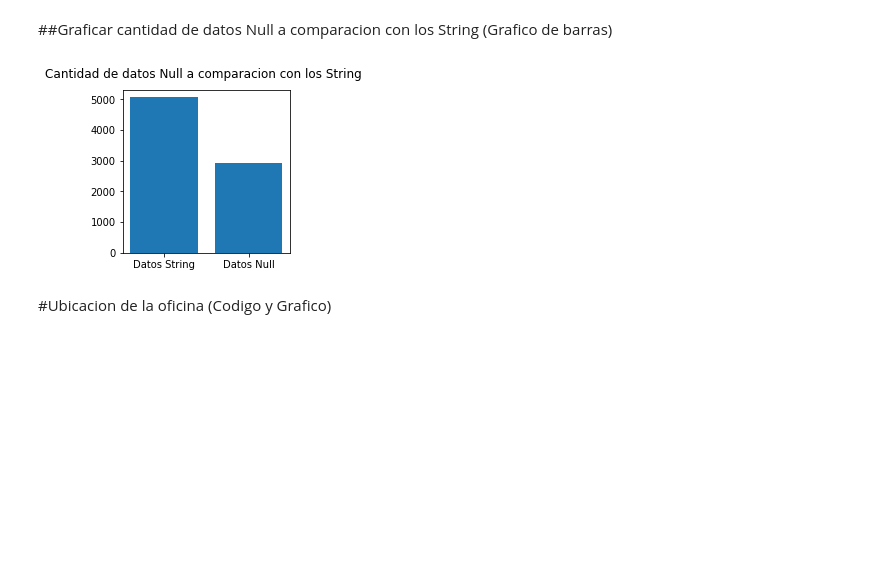
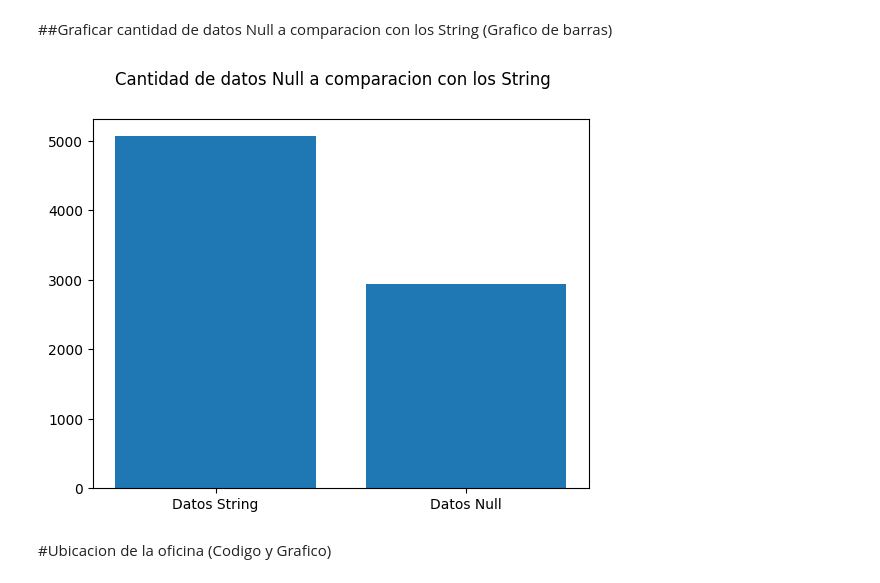
Before and after one commit to DerUwU/Deep-Learning, a Jupyter notebook: Trabajos/P1T5_1_Prestamos_Records.ipynb, the cells around one changed output. Saved outputs shown, nothing was run; the diff lists cells and outputs as text; code cells hidden in the pictures; blank space fills up the shorter version.

```diff
--- a/Trabajos/P1T5_1_Prestamos_Records.ipynb
+++ b/Trabajos/P1T5_1_Prestamos_Records.ipynb
@@ -32,15 +65,8 @@ import pandas as pd
 
 df = pd.read_csv("https://raw.githubusercontent.com/luisFernandoCastellanosG/Machine_learning/master/DataScience/DataSet's/prestamos_records.csv")
 
-#print(sum(list(df.value_counts("MONTO_DEL_PRESTAMO")))) #Comprobar que no halla datos Null
-
 dictMontoPres = dict(df.value_counts("MONTO_DEL_PRESTAMO"))
 
-for i in range(len(dictRanCred)):
-  print(f"En el rango de credito",list(dictRanCred.keys())[i],"hay",list(dictRanCred.values())[i],"prestamos")
-
-
-
-print(dictMontoPres.values()) #Veces que se repite
-print(dictMontoPres.keys()) #Valor del monto que se repite
+for i in range(len(dictMontoPres)):
+  print(f"",list(dictMontoPres.values())[i],"Personas han pedido un prestamo de:",list(dictMontoPres.keys())[i])
 # %% [output]
@@ -202,14 +238,14 @@ Cantidad de datos Null rellenados: 2936
 # %%
 names = ["Datos String", "Datos Null"]
 values = [countNormal, countNull] #Se ingresa los valores de cada variable
 
-plt.figure(figsize=(3, 3)) #Tamaño de la imagen para imprimir
+#plt.figure(figsize=(3, 3)) #Tamaño de la imagen para imprimir
 
 plt.bar(names, values)
 plt.suptitle("Cantidad de datos Null a comparacion con los String")
 plt.show()
 # %% [output]
-[figure, old version]
+[figure, new version]
 # %% [markdown]
 #Ubicacion de la oficina (Codigo y Grafico)
 # %% [markdown]
```
Also changed, not shown: parts of 7 cells of this notebook.
